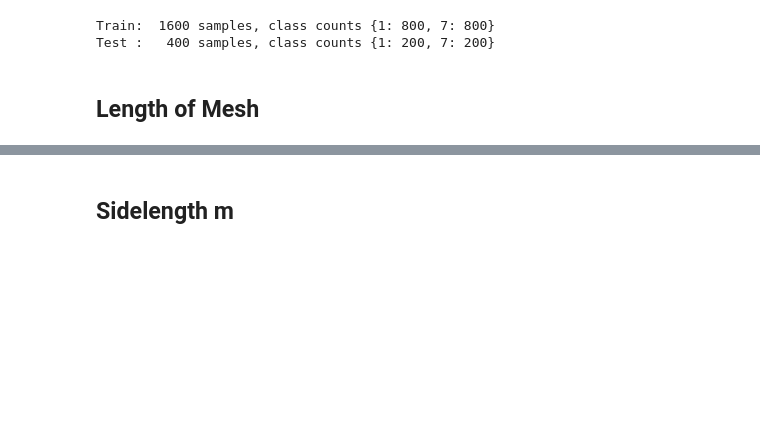
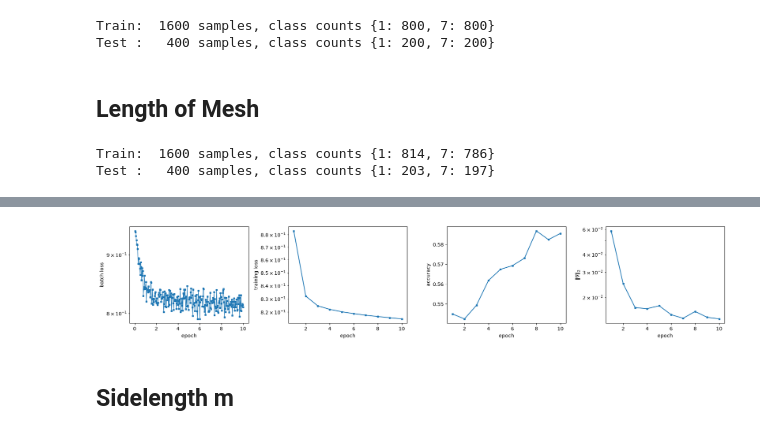
Before and after one commit to kaschdaniel/MANTIS, a Jupyter notebook: TimsEvalNotebook.ipynb, the cells around one changed output, grey strips where cells are left out. Saved outputs shown, nothing was run; the diff lists cells and outputs as text; code cells hidden in the pictures; blank space fills up the shorter version.

Commit message:
Layer number sweep

```diff
--- a/TimsEvalNotebook.ipynb
+++ b/TimsEvalNotebook.ipynb
@@ -124,5 +124,40 @@ def training_sweep_layer_count(sweep_param, values, number, m, theta_enc, normal
     fig.savefig(f"results/{sweep_label}/plot_training.png",
                 dpi=600, bbox_inches='tight')
 # %%
-sweep = np.arange(10,210,10)
-sweep_label = "yayer count"
+# Set standard parameters
+values = np.array([1, 7])  # digits you want from the mnist dataset
+number = 2000  # Sets number of samples you want to get in total
+m = 10  # side length (pixel) of mnist image after downsampling
+norm_energy = True  # Bool for if energy of encoded image should be normalized or not
+seed = 1550  # Random seed to control random choice of number -pictures out of the available ones,
+# seed = None leads to random results for each iteration
+balanced = True  # Enforcing equality of classes
+split_ratio = 0.8  # Sets training-sample proportion
+verbose = False
+
+# Standard parameters specific to OML system
+theta_enc = 1
+encoding = 'amplitude'
+detectors = (33, 66)
+loss_kind = 'mse'
+learning_rate = 1.3
+batch_size = 64
+init = "haar"
+max_epochs = 10
+patience = 1
+min_delta = 1e-4
+eta_bs = 1.0
+alpha_fiber = 0.0
+
+
+sweep = np.array([10,50,100,150,200])
+sweep_label = "layer count"
+
+training_sweep_layer_count((sweep, sweep_label), values, number, m, theta_enc, norm_energy,
+                        seed, balanced, split_ratio, encoding,
+                        detectors, loss_kind, learning_rate, batch_size,
+                        init, max_epochs, patience, min_delta,
+                        eta_bs, alpha_fiber, verbose)
+# %% [output]
+Train:  1600 samples, class counts {1: 814, 7: 786}
+Test :   400 samples, class counts {1: 203, 7: 197}
@@ -129,3 +165,4 @@ sweep_label = "yayer count"
+[figure, added]
 # %% [markdown]
 ## Sidelength m
 # %%
```
Also changed, not shown: parts of 1 cell of this notebook, 12 other files.
